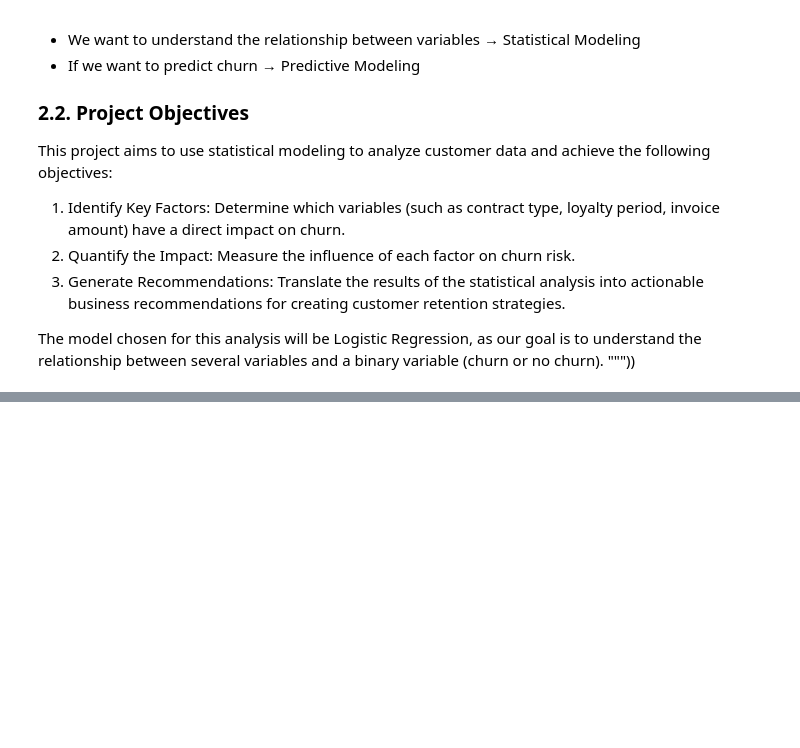
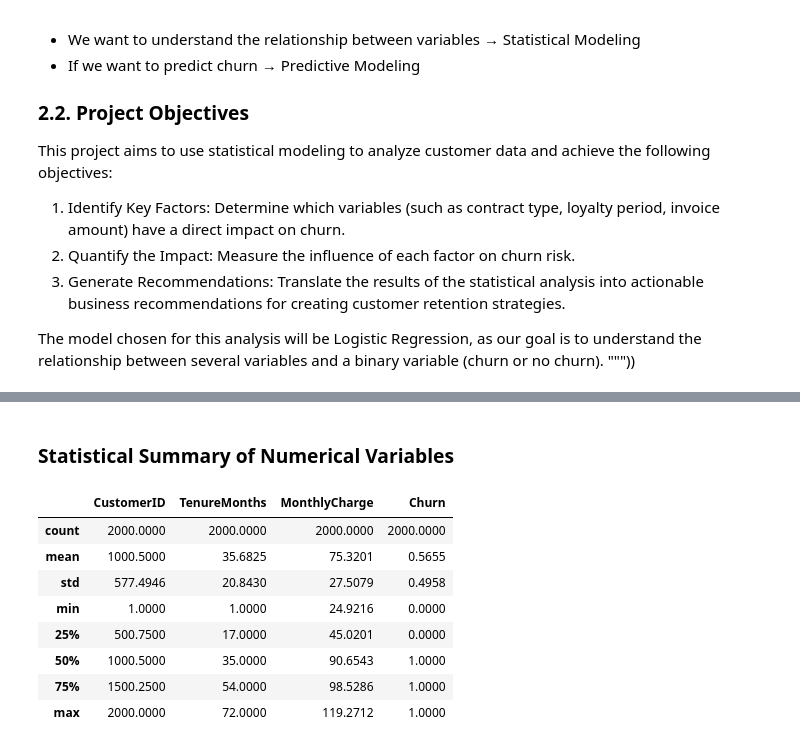
Before and after one commit to eduardowanderleyde/Churn-Analysys-Telecom, a Jupyter notebook: Churn-Analysis.ipynb, the cells around one changed output, grey strips where cells are left out. Drawn from its saved outputs; the diff is of its cells as text; code cells hidden in the pictures; blank space fills up the shorter version.

Commit message:
EDA - Exploratory Data

```diff
--- a/Churn-Analysis.ipynb
+++ b/Churn-Analysis.ipynb
@@ -110,3 +112,6 @@ def dsa_gera_dados_churn(num_clientes=2000):
     })
 
     return df
+# %%
+# Generate data
+df_churn = dsa_generate_churn_data()
@@ -112,0 +150,15 @@ def dsa_gera_dados_churn(num_clientes=2000):
+# %%
+# Summary Statistical  of Numerical Variables
+display(Markdown("### Statistical Summary of Numerical Variables"))
+display(df_churn.describe())
+# %% [output]
+### Statistical Summary of Numerical Variables
+|  | CustomerID | TenureMonths | MonthlyCharge | Churn |
+| count | 2000.0000 | 2000.0000 | 2000.0000 | 2000.0000 |
+| mean | 1000.5000 | 35.6825 | 75.3201 | 0.5655 |
+| std | 577.4946 | 20.8430 | 27.5079 | 0.4958 |
+| min | 1.0000 | 1.0000 | 24.9216 | 0.0000 |
+| 25% | 500.7500 | 17.0000 | 45.0201 | 0.0000 |
+| 50% | 1000.5000 | 35.0000 | 90.6543 | 1.0000 |
+| 75% | 1500.2500 | 54.0000 | 98.5286 | 1.0000 |
+| max | 2000.0000 | 72.0000 | 119.2712 | 1.0000 |
```
Also changed, not shown: parts of 11 cells of this notebook.
